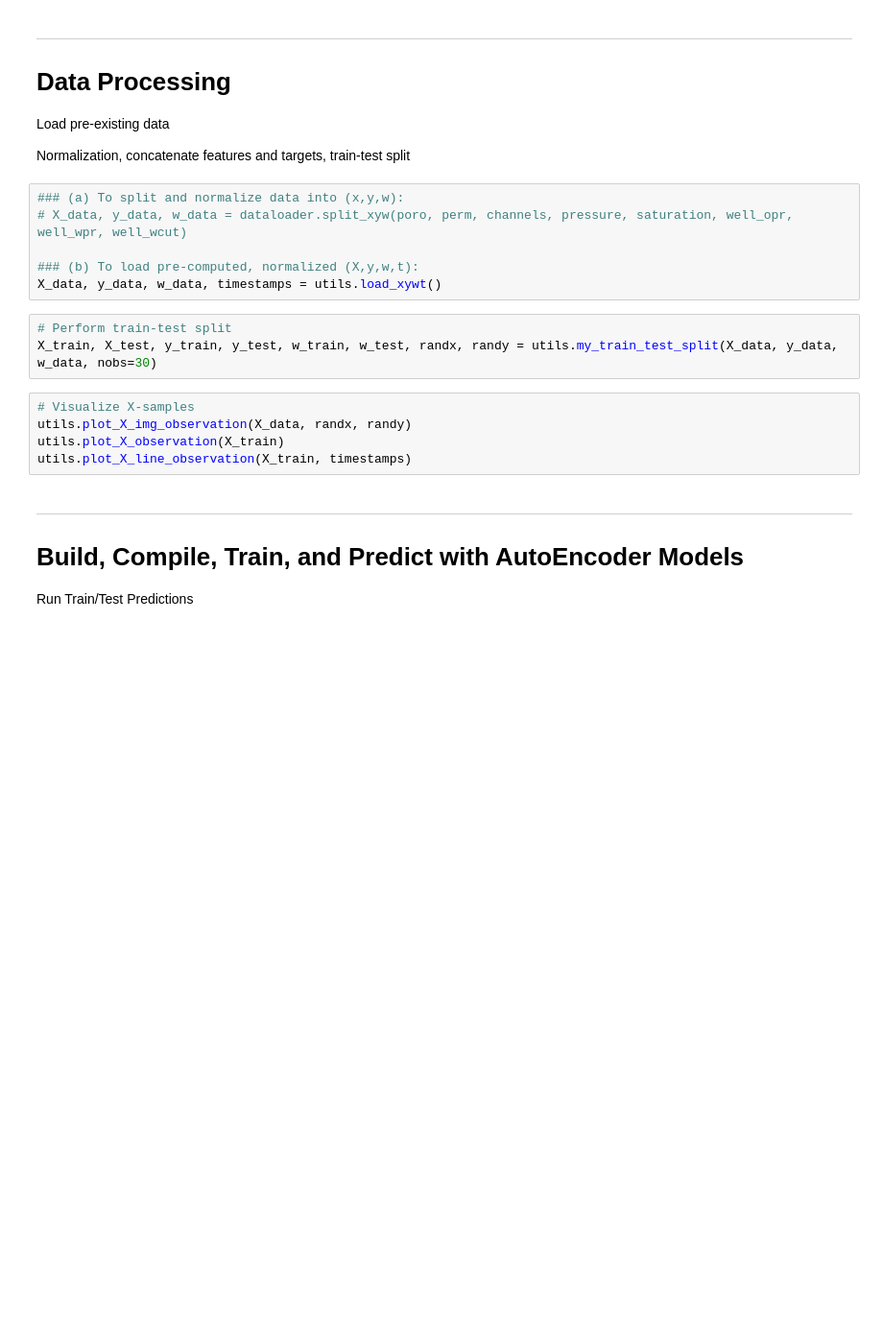
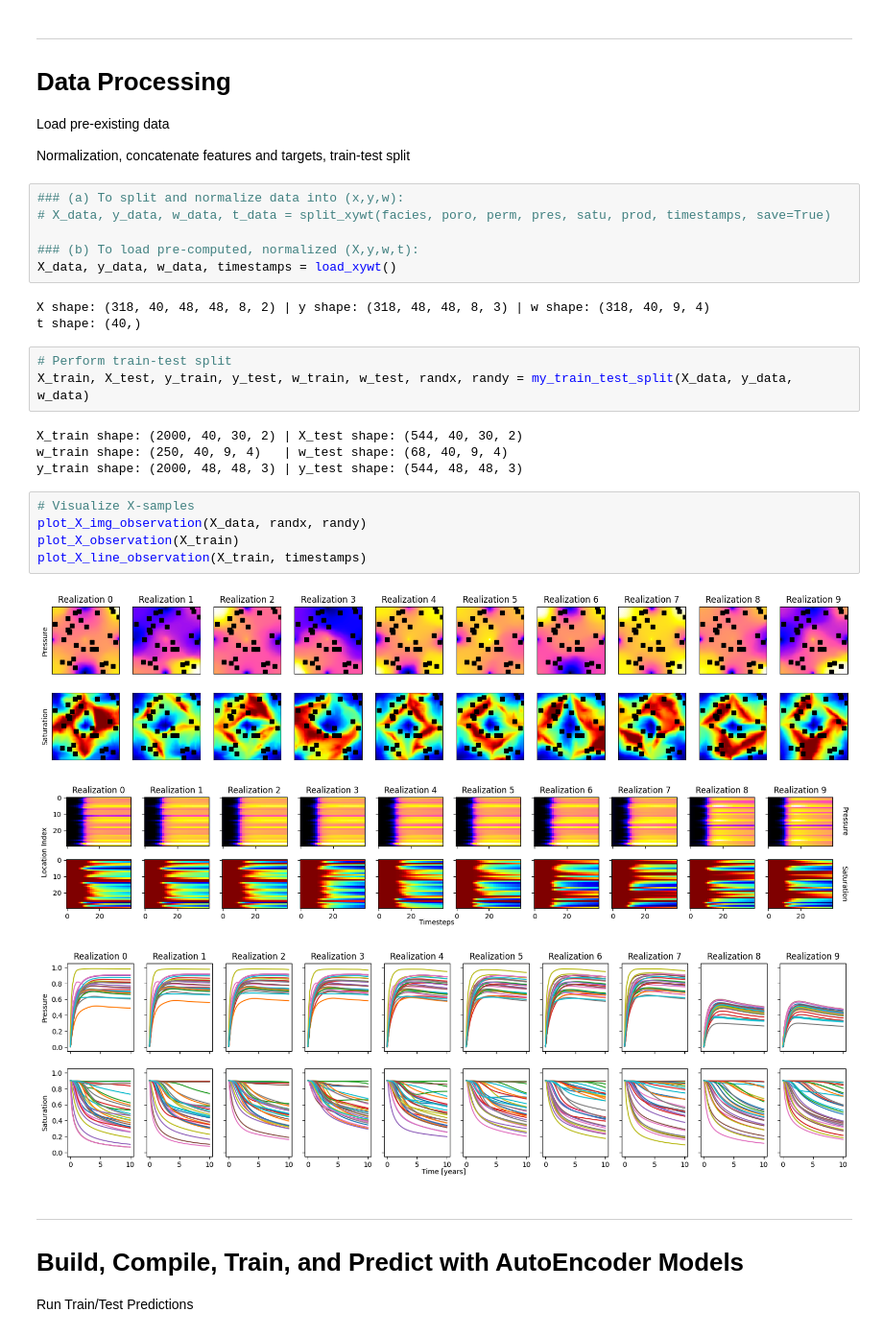
Before and after one commit to misaelmmorales/Latent-Geo-Modeling, a Jupyter notebook: Latent-Geo-Inversion-3D.ipynb, the cells around one changed output. Shown at 96% size. Drawn from its saved outputs; the diff is of its cells as text; blank space fills up the shorter version.

```diff
--- a/Latent-Geo-Inversion-3D.ipynb
+++ b/Latent-Geo-Inversion-3D.ipynb
@@ -147,18 +43,29 @@ Load pre-existing data
 Normalization, concatenate features and targets, train-test split
 # %%
 ### (a) To split and normalize data into (x,y,w):
-# X_data, y_data, w_data = dataloader.split_xyw(poro, perm, channels, pressure, saturation, well_opr, well_wpr, well_wcut)
+# X_data, y_data, w_data, t_data = split_xywt(facies, poro, perm, pres, satu, prod, timestamps, save=True)
 
 ### (b) To load pre-computed, normalized (X,y,w,t):
-X_data, y_data, w_data, timestamps = utils.load_xywt()
+X_data, y_data, w_data, timestamps = load_xywt()
+# %% [output]
+X shape: (318, 40, 48, 48, 8, 2) | y shape: (318, 48, 48, 8, 3) | w shape: (318, 40, 9, 4)
+t shape: (40,)
 # %%
 # Perform train-test split
-X_train, X_test, y_train, y_test, w_train, w_test, randx, randy = utils.my_train_test_split(X_data, y_data, w_data, nobs=30)
+X_train, X_test, y_train, y_test, w_train, w_test, randx, randy = my_train_test_split(X_data, y_data, w_data)
+# %% [output]
+X_train shape: (2000, 40, 30, 2) | X_test shape: (544, 40, 30, 2)
+w_train shape: (250, 40, 9, 4)   | w_test shape: (68, 40, 9, 4)
+y_train shape: (2000, 48, 48, 3) | y_test shape: (544, 48, 48, 3)
 # %%
 # Visualize X-samples
-utils.plot_X_img_observation(X_data, randx, randy)
-utils.plot_X_observation(X_train)
-utils.plot_X_line_observation(X_train, timestamps)
+plot_X_img_observation(X_data, randx, randy)
+plot_X_observation(X_train)
+plot_X_line_observation(X_train, timestamps)
+# %% [output]
+[figure, added]
+[figure, added]
+[figure, added]
 # %% [markdown]
 ***
 # Build, Compile, Train, and Predict with AutoEncoder Models
```
Also changed, not shown: parts of 25 cells of this notebook, 3 other files.
